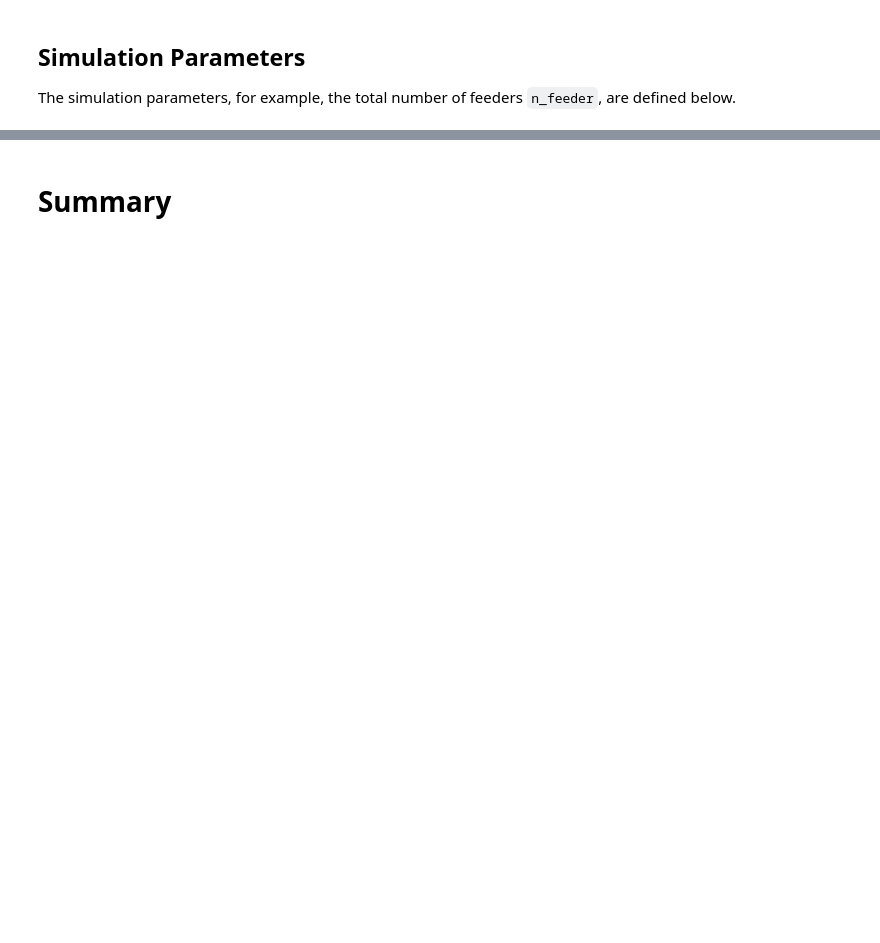
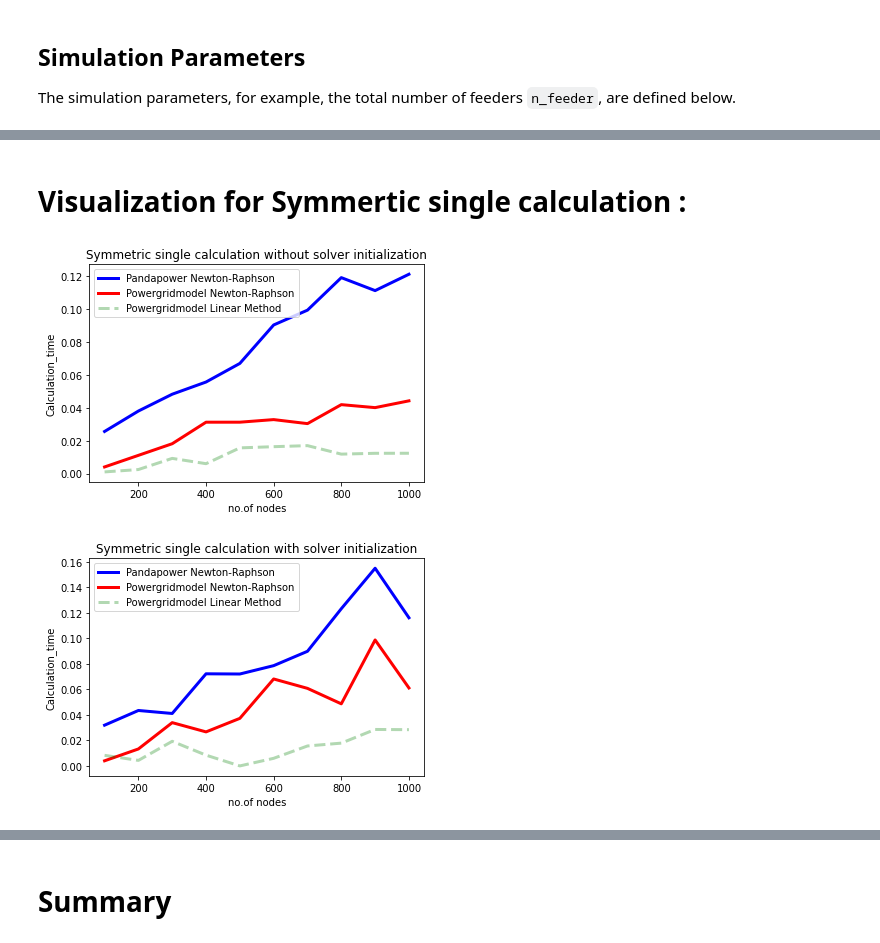
Before and after one commit to PowerGridModel/power-grid-model-benchmark, a Jupyter notebook: Power Grid Model Benchmark.ipynb, the cells around one changed output, grey strips where cells are left out. Drawn from its saved outputs; the diff is of its cells as text; code cells hidden in the pictures; blank space fills up the shorter version.

Commit message:
Add new Visualization

```diff
--- a/Power Grid Model Benchmark.ipynb
+++ b/Power Grid Model Benchmark.ipynb
@@ -358,6 +163,0 @@ comparison_df.loc['Time series symmetric calculation', 'Deviation Loading (p.u.)
-# %%
-pgm_model = pgm.PowerGridModel(pgm_dataset)
-start = time.time()
-pgm_result = pgm_model.calculate_power_flow(symmetric=False, calculation_method='linear', update_data=pgm_update_dataset)
-end = time.time()
-summary_df.loc['Time series asymmetric calculation', 'PGM Linear'] = end - start
@@ -482,5 +163,0 @@ pp_loading[np.isnan(pp_loading)] = 0.0
-# %%
-comparison_df.loc['N-1 symmetric calculation', 'Deviation Voltage (p.u.)'] = \
-    np.abs(pp_u_pu - pgm_result['node']['u_pu']).max()
-comparison_df.loc['N-1 symmetric calculation', 'Deviation Loading (p.u.)'] = \
-    np.abs(pp_loading - pgm_result['line']['loading']).max()
@@ -491,6 +163,0 @@ comparison_df.loc['N-1 symmetric calculation', 'Deviation Loading (p.u.)'] = \
-# %%
-pgm_model = pgm.PowerGridModel(pgm_dataset)
-start = time.time()
-pgm_result = pgm_model.calculate_power_flow(calculation_method='linear', update_data=pgm_update_dataset, symmetric=False)
-end = time.time()
-summary_df.loc['N-1 asymmetric calculation', 'PGM Linear'] = end - start
@@ -537,0 +351,45 @@ comparison_df.loc['N-1 asymmetric calculation', 'Deviation Loading (p.u.)'] = \
+# %% [markdown]
+# Visualization for Symmertic single calculation :
+# %%
+if pandapower_run:
+    Visualization.get_versus_withpanda(n_feeder_node_list, PandaPower_NR_Symmetric_calculation_without_solver_initialization,
+                            PGM_NR_Symmetric_calculation_without_solver_initialization,
+                            PGM_Linear_Symmetric_calculation_without_solver_initialization,
+                            'Symmetric single calculation without solver initialization')
+
+    # display plot
+    plt.show()
+    #plt.clf()
+
+
+    Visualization.get_versus_withpanda(n_feeder_node_list, PandaPower_NR_Symmetric_calculation_with_solver_initialization,
+                            PGM_NR_Symmetric_calculation_with_solver_initialization,
+                            PGM_Linear_Symmetric_calculation_with_solver_initialization,
+                            'Symmetric single calculation with solver initialization')
+
+    # display plot
+    plt.show()
+    #plt.clf()
+
+else:
+    Visualization.get_versus_withoutpanda(n_feeder_node_list,
+                            PGM_NR_Symmetric_calculation_without_solver_initialization,
+                            PGM_Linear_Symmetric_calculation_without_solver_initialization,
+                            'Symmetric single calculation without solver initialization')
+
+    # display plot
+    plt.show()
+    #plt.clf()
+
+
+    Visualization.get_versus_withoutpanda(n_feeder_node_list,
+                            PGM_NR_Symmetric_calculation_with_solver_initialization,
+                            PGM_Linear_Symmetric_calculation_with_solver_initialization,
+                            'Symmetric single calculation with solver initialization')
+
+    # display plot
+    plt.show()
+    #plt.clf()
+# %% [output]
+[figure, added]
+[figure, added]
```
Also changed, not shown: parts of 88 cells of this notebook.
